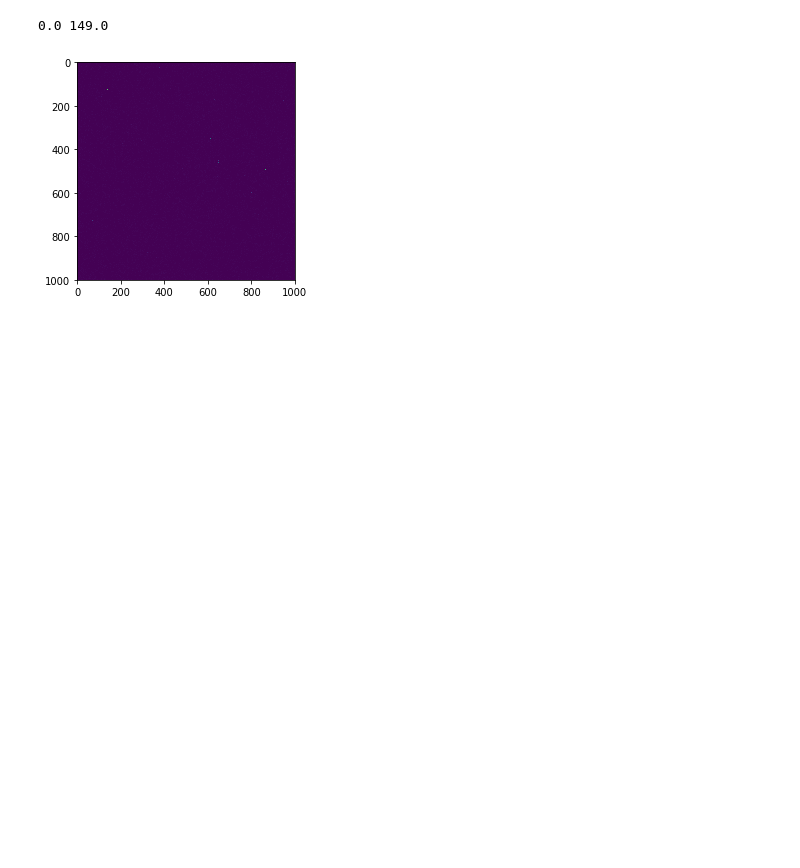
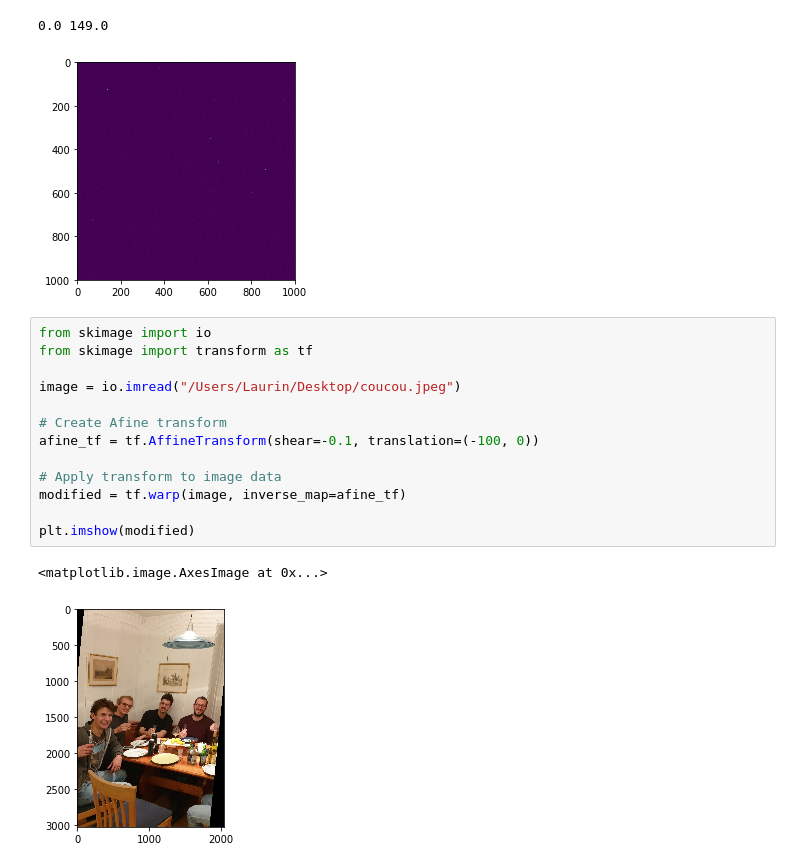
Before and after one commit to sansavenir/cil-cosmology-2020, a Jupyter notebook: tools/inspect.ipynb, the cells around one changed output. Saved outputs shown, nothing was run; the diff lists cells and outputs as text; blank space fills up the shorter version.

```diff
--- a/tools/inspect.ipynb
+++ b/tools/inspect.ipynb
@@ -168,3 +199,19 @@ plt.show()
 # %% [output]
 0.0 149.0
 [figure]
+# %%
+from skimage import io
+from skimage import transform as tf
+
+image = io.imread("/Users/Laurin/Desktop/coucou.jpeg")
+
+# Create Afine transform
+afine_tf = tf.AffineTransform(shear=-0.1, translation=(-100, 0))
+
+# Apply transform to image data
+modified = tf.warp(image, inverse_map=afine_tf)
+
+plt.imshow(modified)
+# %% [output]
+<matplotlib.image.AxesImage at 0x...>
+[figure, added]
```
Also changed, not shown: parts of 3 cells of this notebook, 16 other files.
